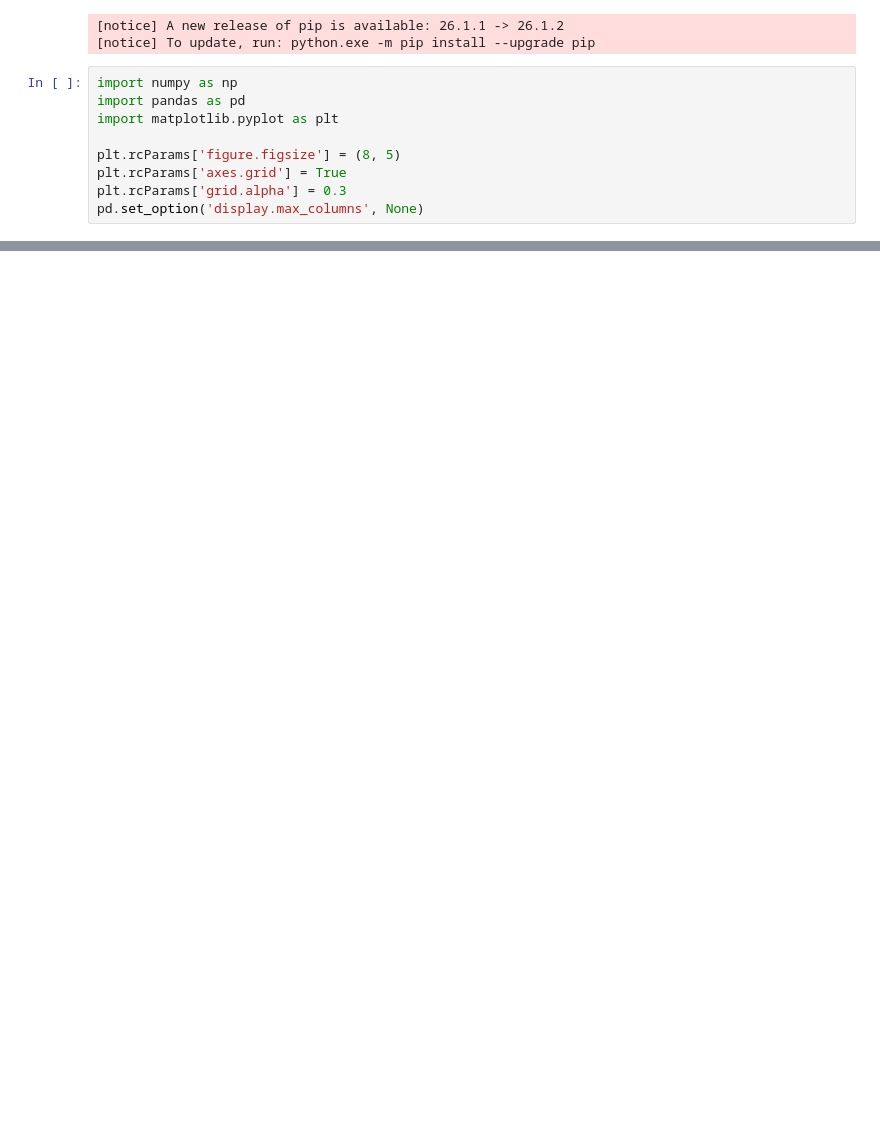
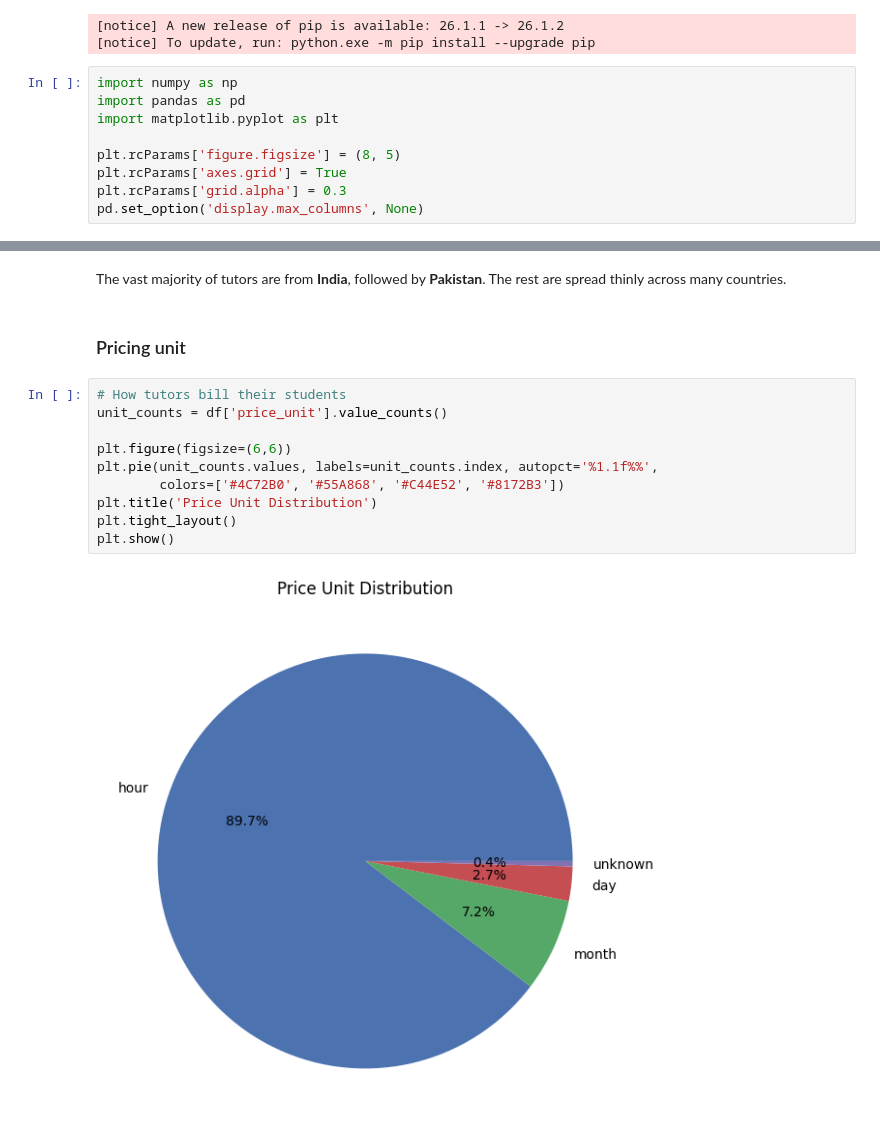
Before and after one commit to SaffiSardar/Personal_WebScraping_teacheronscraper_Project, a Jupyter notebook: code.ipynb, the cells around one changed output, grey strips where cells are left out. Drawn from its saved outputs; the diff is of its cells as text; blank space fills up the shorter version.

```diff
--- a/code.ipynb
+++ b/code.ipynb
@@ -37,0 +219,16 @@ FileNotFoundError: [Errno 2] No such file or directory: 'tutors_ml_dataset.csv'
+# %% [markdown]
+The vast majority of tutors are from **India**, followed by **Pakistan**. The rest are spread thinly across many countries.
+# %% [markdown]
+### Pricing unit
+# %%
+# How tutors bill their students
+unit_counts = df['price_unit'].value_counts()
+
+plt.figure(figsize=(6,6))
+plt.pie(unit_counts.values, labels=unit_counts.index, autopct='%1.1f%%',
+        colors=['#4C72B0', '#55A868', '#C44E52', '#8172B3'])
+plt.title('Price Unit Distribution')
+plt.tight_layout()
+plt.show()
+# %% [output]
+[figure, added]
```
Also changed, not shown: parts of 46 cells of this notebook, 1 other file.
